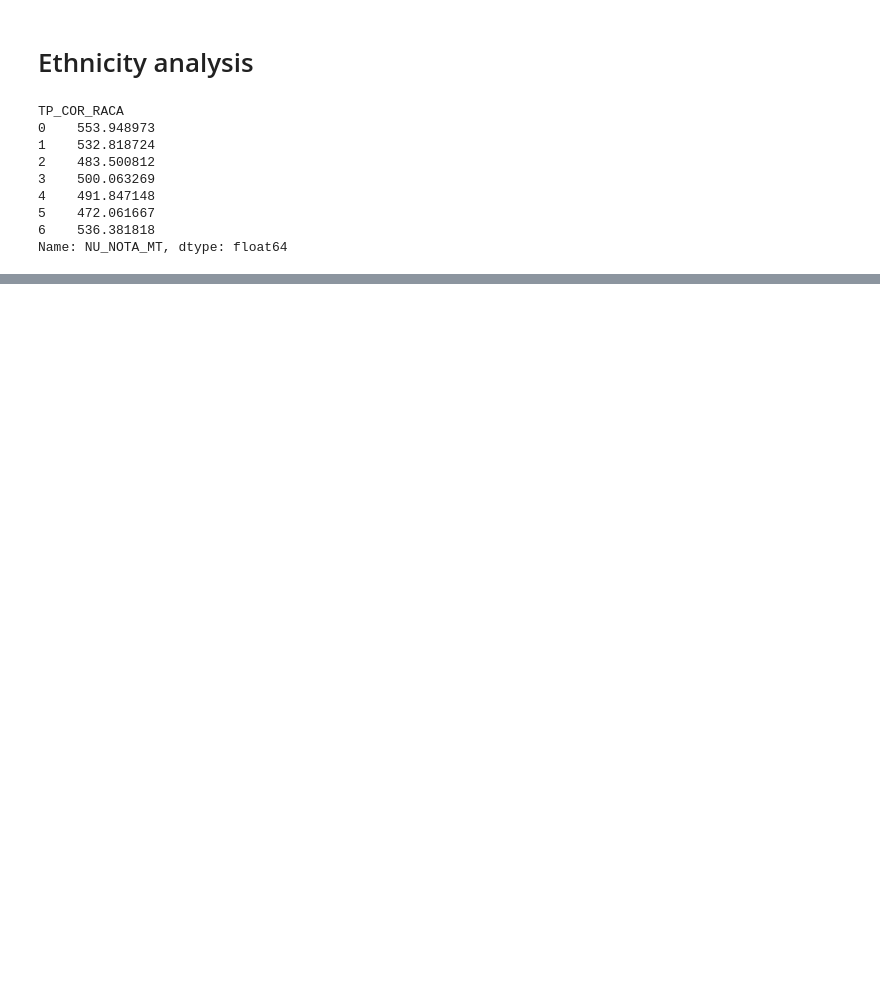
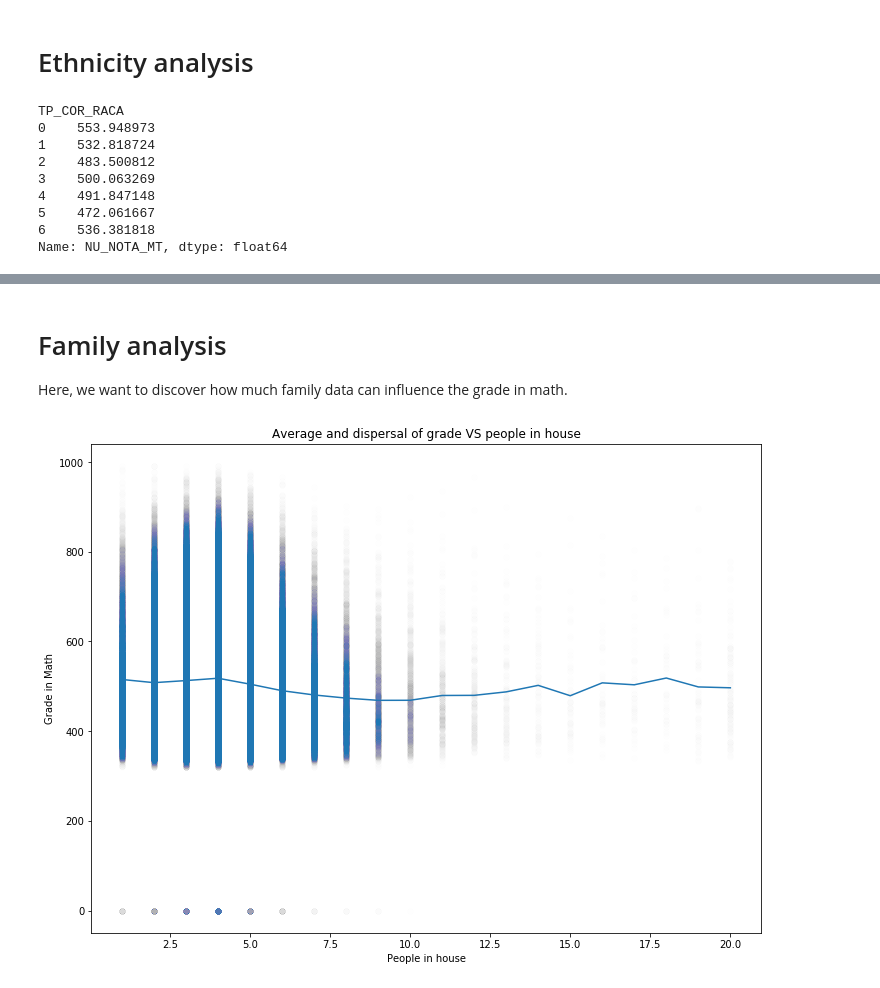
Before and after one commit to mpopst/Projeto-FDS, a Jupyter notebook: Explorating visualization ENEM.ipynb, the cells around one changed output, grey strips where cells are left out. Cells and saved outputs as stored; diff of their text form; code cells hidden in the pictures; blank space fills up the shorter version.

```diff
--- a/Explorating visualization ENEM.ipynb
+++ b/Explorating visualization ENEM.ipynb
@@ -111,0 +119,15 @@ Name: NU_NOTA_MT, dtype: float64
+# %% [markdown]
+# Family analysis
+Here, we want to discover how much family data can influence the grade in math.
+# %%
+FAMILIA = MINAS[['NU_NOTA_MT', 'Q005']] #Q005 = How much people are living with the participant in the same house.
+A, B = list(FAMILIA['NU_NOTA_MT']), list(FAMILIA['Q005'])
+C = list(FAMILIA.groupby(['Q005']).mean()['NU_NOTA_MT'])
+plt.xlabel("People in house")
+plt.ylabel("Grade in Math")
+plt.scatter(B, A, alpha=0.002)
+plt.plot(list(range(1, 21)), C)
+plt.title('Average and dispersal of grade VS people in house')
+plt.show()
+# %% [output]
+[figure, added]
```
Also changed, not shown: parts of 8 cells of this notebook.
